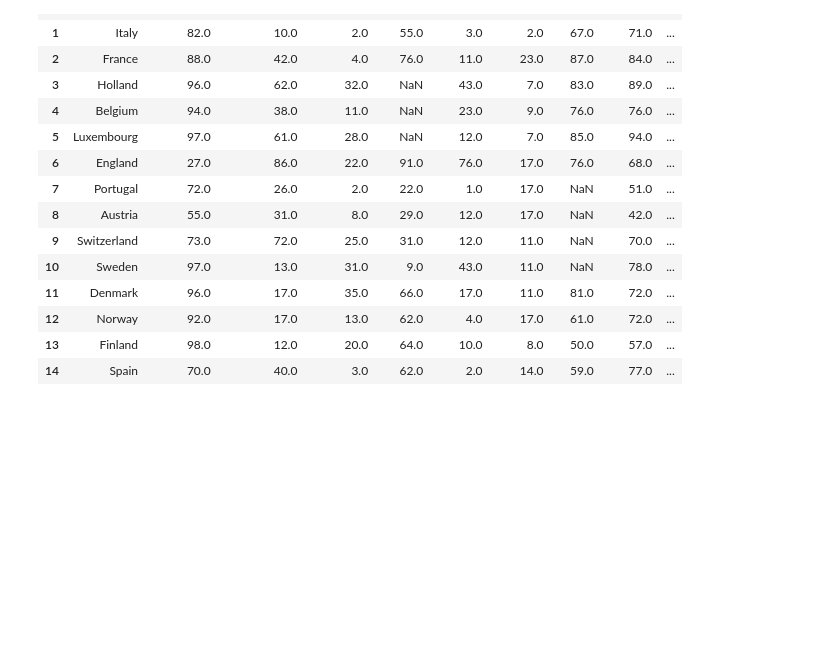
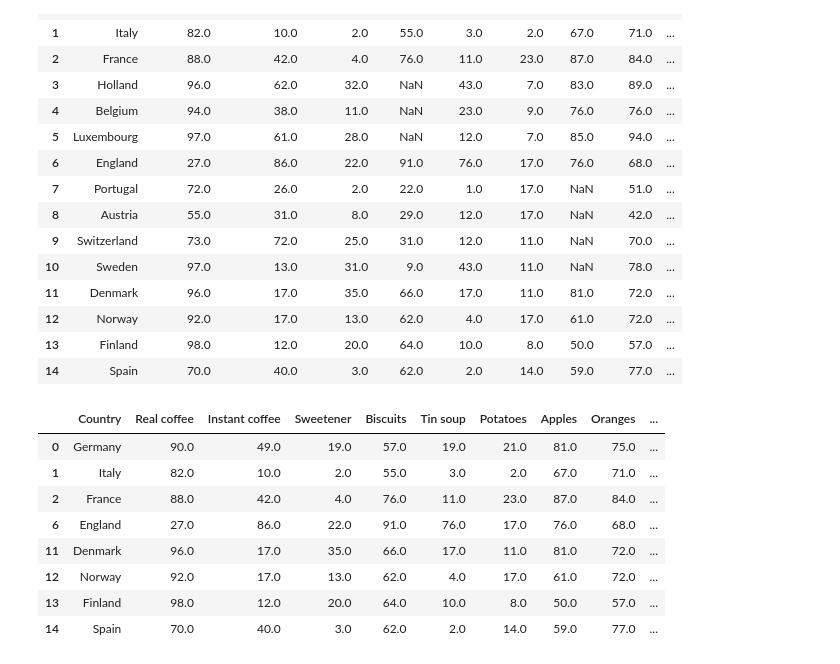
Before and after one commit to satya-ranjan/ML, a Jupyter notebook: Pandas/Handling Missing Values #3.ipynb, the cells around one changed output. Drawn from its saved outputs; the diff is of its cells as text; code cells hidden in the pictures; blank space fills up the shorter version.

Commit message:
df.dropna(inplace = True)

```diff
--- a/Pandas/Handling Missing Values #3.ipynb
+++ b/Pandas/Handling Missing Values #3.ipynb
@@ -227,3 +224,16 @@ df.dropna(subset=["Country"])# It will drop the row  in the coloum "Country" whe
 | 12 | Norway | 92.0 | 17.0 | 13.0 | 62.0 | 4.0 | 17.0 | 61.0 | 72.0 | ... |
 | 13 | Finland | 98.0 | 12.0 | 20.0 | 64.0 | 10.0 | 8.0 | 50.0 | 57.0 | ... |
 | 14 | Spain | 70.0 | 40.0 | 3.0 | 62.0 | 2.0 | 14.0 | 59.0 | 77.0 | ... |
+# %%
+df.dropna(inplace= True) # IT will show where all not null values is present
+df
+# %% [output]
+|  | Country | Real coffee | Instant coffee | Sweetener | Biscuits | Tin soup | Potatoes | Apples | Oranges | ... |
+| 0 | Germany | 90.0 | 49.0 | 19.0 | 57.0 | 19.0 | 21.0 | 81.0 | 75.0 | ... |
+| 1 | Italy | 82.0 | 10.0 | 2.0 | 55.0 | 3.0 | 2.0 | 67.0 | 71.0 | ... |
+| 2 | France | 88.0 | 42.0 | 4.0 | 76.0 | 11.0 | 23.0 | 87.0 | 84.0 | ... |
+| 6 | England | 27.0 | 86.0 | 22.0 | 91.0 | 76.0 | 17.0 | 76.0 | 68.0 | ... |
+| 11 | Denmark | 96.0 | 17.0 | 35.0 | 66.0 | 17.0 | 11.0 | 81.0 | 72.0 | ... |
+| 12 | Norway | 92.0 | 17.0 | 13.0 | 62.0 | 4.0 | 17.0 | 61.0 | 72.0 | ... |
+| 13 | Finland | 98.0 | 12.0 | 20.0 | 64.0 | 10.0 | 8.0 | 50.0 | 57.0 | ... |
+| 14 | Spain | 70.0 | 40.0 | 3.0 | 62.0 | 2.0 | 14.0 | 59.0 | 77.0 | ... |
```
Also changed, not shown: parts of 6 cells of this notebook.
